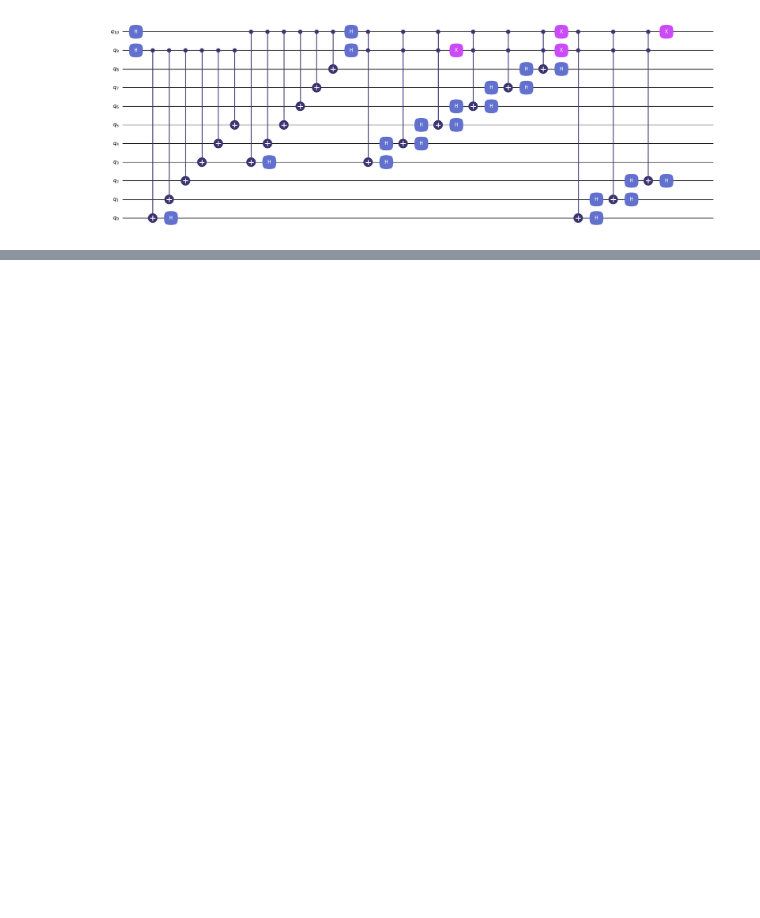
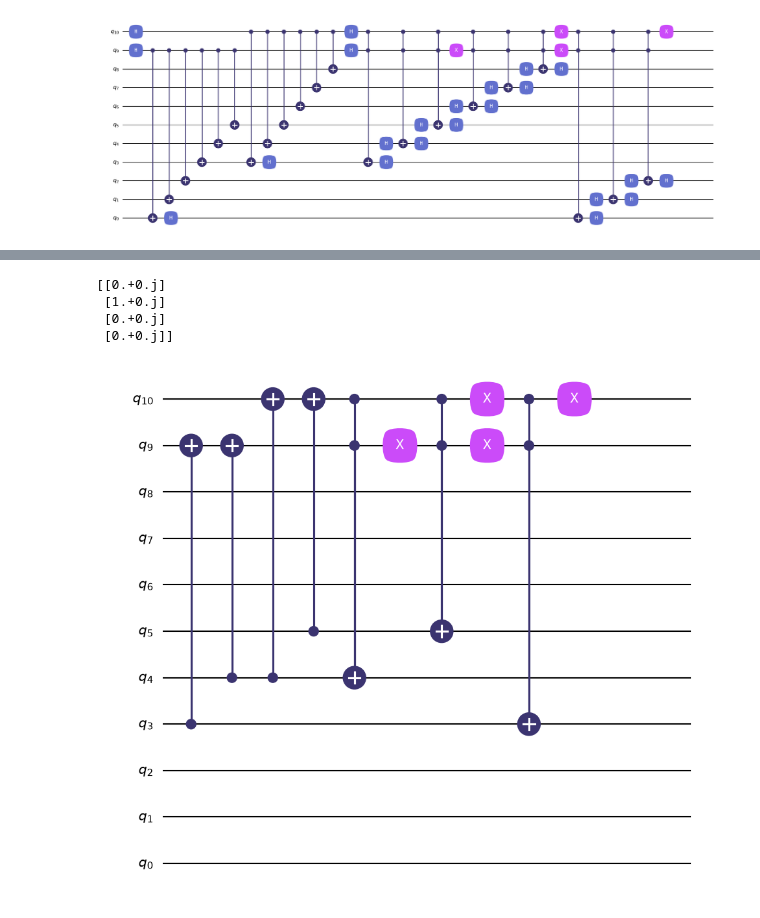
Before and after one commit to Al3xBarbe/Shor_9QBit, a Jupyter notebook: Shor_9QBit.ipynb, the cells around one changed output, grey strips where cells are left out. Saved outputs shown, nothing was run; the diff lists cells and outputs as text; code cells hidden in the pictures; blank space fills up the shorter version.

Commit message:
correccion_ancillas

```diff
--- a/Shor_9QBit.ipynb
+++ b/Shor_9QBit.ipynb
@@ -201,0 +216,45 @@ Quantum object: dims=[[2, 2, 2, 2, 2], [1]], shape=(32, 1), type='ket', dtype=De
+# %%
+#RESETEO DE ANCILLAS
+RESULT = quantumcorrbit012.ptrace([9,10]).full()
+X = np.diag(RESULT).reshape(4,1)
+print(X)
+
+if X[1] == 1:
+    reset_ancillas = [qeye(2)]*11
+    reset_ancillas[10] *= sigmax()
+    quantumcorrbit012=tensor(reset_ancillas) * quantumcorrbit012
+
+if X[2] == 1:
+    reset_ancillas = [qeye(2)]*11
+    reset_ancillas[9] *= sigmax()
+    quantumcorrbit012=tensor(reset_ancillas) * quantumcorrbit012
+
+if X[3] == 1:
+    reset_ancillas = [qeye(2)]*11
+    reset_ancillas[9] *= sigmax()
+    reset_ancillas[10] *= sigmax()
+    quantumcorrbit012=tensor(reset_ancillas) * quantumcorrbit012
+# %% [output]
+[[0.+0.j]
+ [1.+0.j]
+ [0.+0.j]
+ [0.+0.j]]
+# %%
+qcorrbit345 = QubitCircuit(11, reverse_states=False)
+
+qcorrbit345.add_gate("CNOT", controls=[3], targets=[9])
+qcorrbit345.add_gate("CNOT", controls=[4], targets=[9])
+qcorrbit345.add_gate("CNOT", controls=[4], targets=[10])
+qcorrbit345.add_gate("CNOT", controls=[5], targets=[10])
+
+qcorrbit345.add_gate("TOFFOLI", controls=[9,10], targets=[4])
+qcorrbit345.add_gate("X", targets=[9])
+qcorrbit345.add_gate("TOFFOLI", controls=[9,10], targets=[5])
+qcorrbit345.add_gate("X", targets=[9])
+qcorrbit345.add_gate("X", targets=[10])
+qcorrbit345.add_gate("TOFFOLI", controls=[9,10], targets=[3])
+qcorrbit345.add_gate("X", targets=[10])
+
+qcorrbit345
+# %% [output]
+[figure, added]
```
Also changed, not shown: parts of 15 cells of this notebook, 1 other file.
